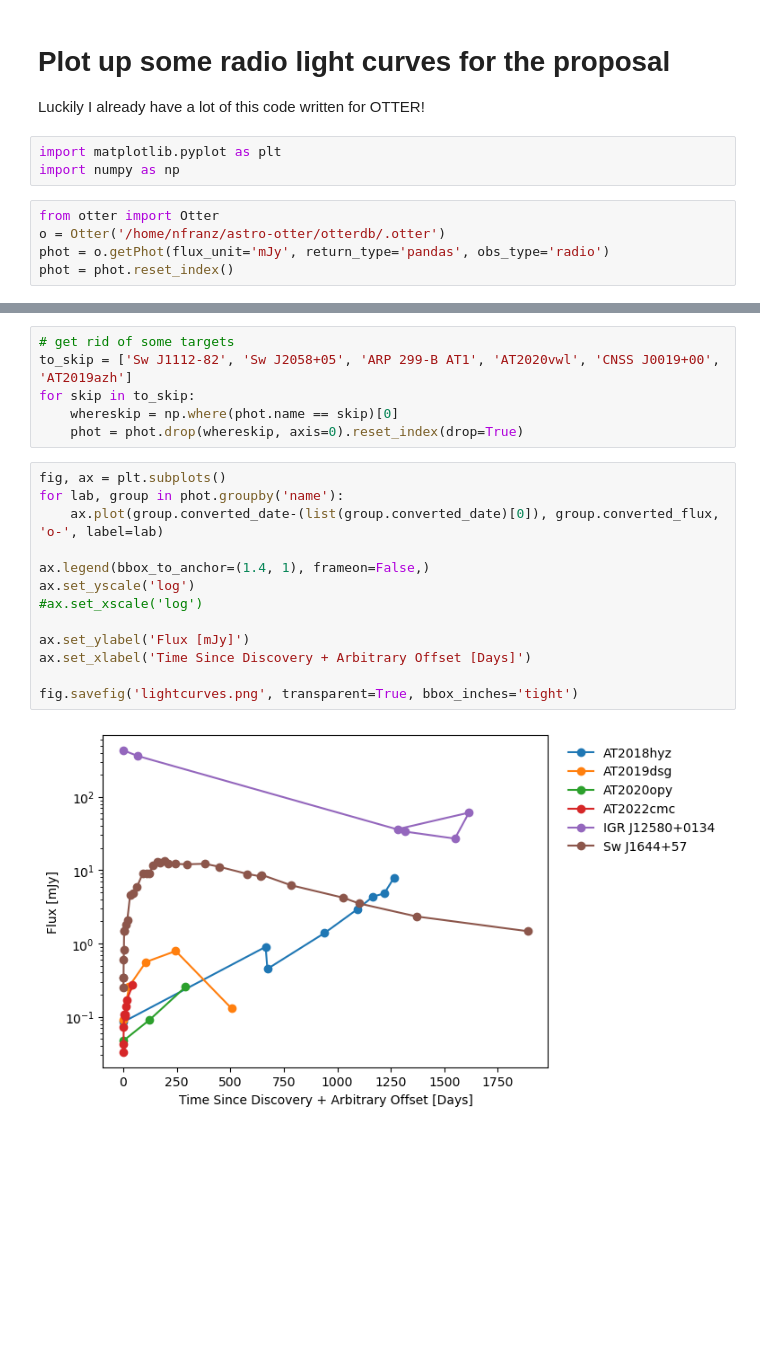
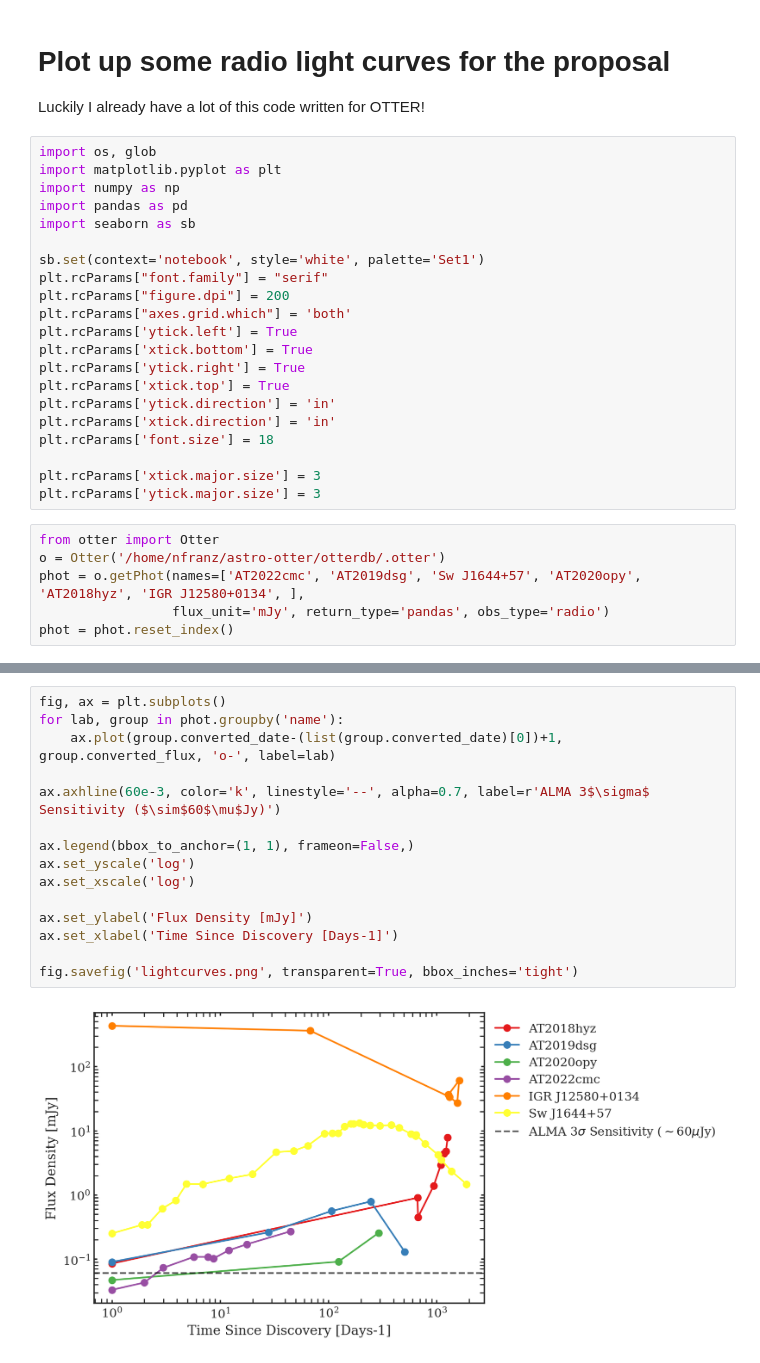
Before and after one commit to noahfranz13/SO-Classes, a Jupyter notebook: ASTR578/lightcurves.ipynb, the cells around one changed output, grey strips where cells are left out. Cells and saved outputs as stored; diff of their text form; blank space fills up the shorter version.

Commit message:
update plotting code

```diff
--- a/ASTR578/lightcurves.ipynb
+++ b/ASTR578/lightcurves.ipynb
@@ -3,11 +3,30 @@
 
 Luckily I already have a lot of this code written for OTTER!
 # %%
+import os, glob
 import matplotlib.pyplot as plt
 import numpy as np
+import pandas as pd
+import seaborn as sb
+
+sb.set(context='notebook', style='white', palette='Set1')
+plt.rcParams["font.family"] = "serif"
+plt.rcParams["figure.dpi"] = 200
+plt.rcParams["axes.grid.which"] = 'both'
+plt.rcParams['ytick.left'] = True
+plt.rcParams['xtick.bottom'] = True
+plt.rcParams['ytick.right'] = True
+plt.rcParams['xtick.top'] = True
+plt.rcParams['ytick.direction'] = 'in'
+plt.rcParams['xtick.direction'] = 'in'
+plt.rcParams['font.size'] = 18
+
+plt.rcParams['xtick.major.size'] = 3
+plt.rcParams['ytick.major.size'] = 3
 # %%
 from otter import Otter
 o = Otter('/home/nfranz/astro-otter/otterdb/.otter')
-phot = o.getPhot(flux_unit='mJy', return_type='pandas', obs_type='radio')
+phot = o.getPhot(names=['AT2022cmc', 'AT2019dsg', 'Sw J1644+57', 'AT2020opy', 'AT2018hyz', 'IGR J12580+0134', ],
+                 flux_unit='mJy', return_type='pandas', obs_type='radio')
 phot = phot.reset_index()
 # %% [output]
@@ -83,21 +50,17 @@ phot
-# %%
-# get rid of some targets
-to_skip = ['Sw J1112-82', 'Sw J2058+05', 'ARP 299-B AT1', 'AT2020vwl', 'CNSS J0019+00', 'AT2019azh']
-for skip in to_skip:
-    whereskip = np.where(phot.name == skip)[0]
-    phot = phot.drop(whereskip, axis=0).reset_index(drop=True)
 # %%
 fig, ax = plt.subplots()
 for lab, group in phot.groupby('name'):
-    ax.plot(group.converted_date-(list(group.converted_date)[0]), group.converted_flux, 'o-', label=lab)
+    ax.plot(group.converted_date-(list(group.converted_date)[0])+1, group.converted_flux, 'o-', label=lab)
 
-ax.legend(bbox_to_anchor=(1.4, 1), frameon=False,)
+ax.axhline(60e-3, color='k', linestyle='--', alpha=0.7, label=r'ALMA 3$\sigma$ Sensitivity ($\sim$60$\mu$Jy)')
+
+ax.legend(bbox_to_anchor=(1, 1), frameon=False,)
 ax.set_yscale('log')
-#ax.set_xscale('log')
+ax.set_xscale('log')
 
-ax.set_ylabel('Flux [mJy]')
-ax.set_xlabel('Time Since Discovery + Arbitrary Offset [Days]')
+ax.set_ylabel('Flux Density [mJy]')
+ax.set_xlabel('Time Since Discovery [Days-1]')
 
 fig.savefig('lightcurves.png', transparent=True, bbox_inches='tight')
 # %% [output]
-[figure, old version]
+[figure, new version]
```
Also changed, not shown: parts of 13 cells of this notebook, 13 other files.
